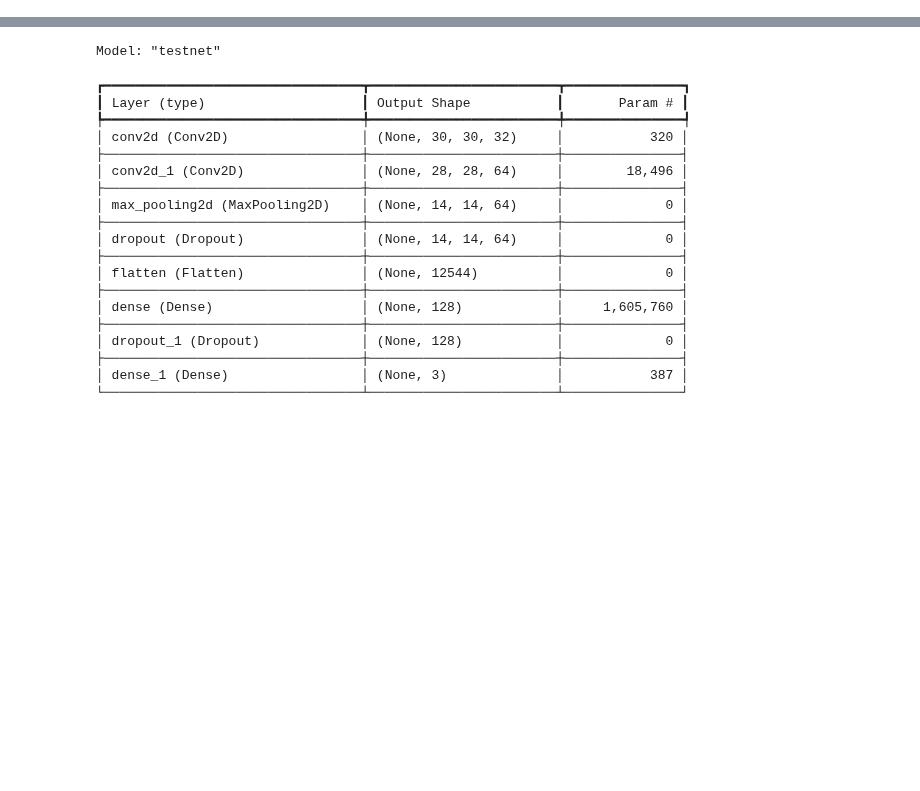
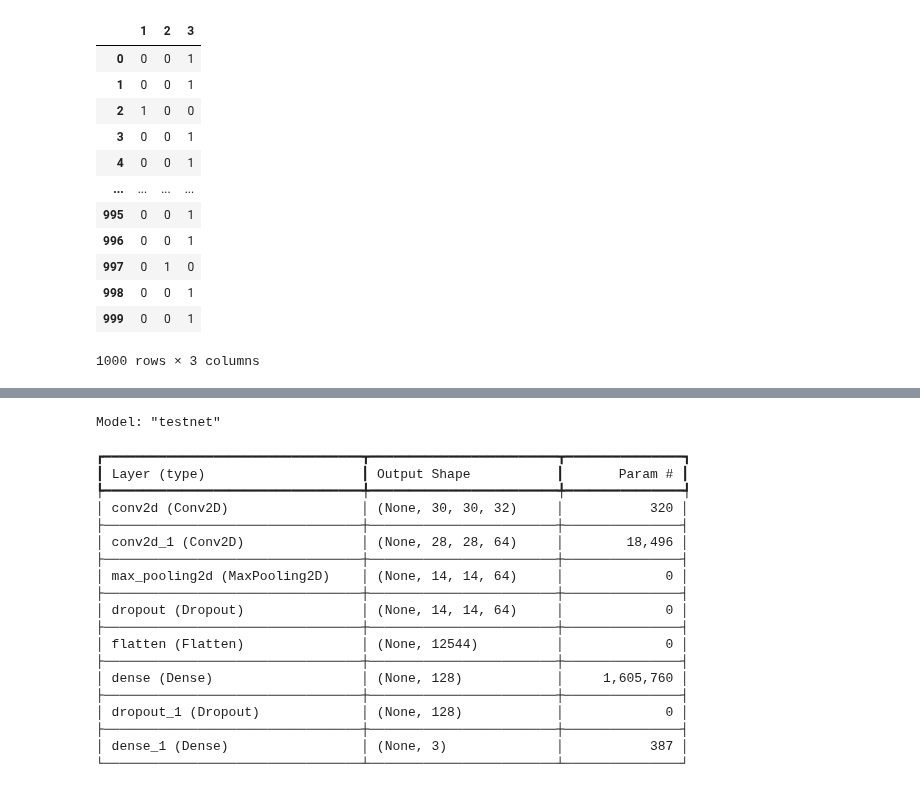
Before and after one commit to hmehryar/Hm.JetscapeMl, a Jupyter notebook: jet_ml/classifiers/alpha_s/alpha_s_test_net.ipynb, the cells around one changed output, grey strips where cells are left out. Cells and saved outputs as stored; diff of their text form; code cells hidden in the pictures; blank space fills up the shorter version.

```diff
--- a/jet_ml/classifiers/alpha_s/alpha_s_test_net.ipynb
+++ b/jet_ml/classifiers/alpha_s/alpha_s_test_net.ipynb
@@ -10,7 +42,7 @@ load_namespace()
 # %%
-import preprocess_dataset as pred
-(x,y,num_classes)=pred.preprocess_dataset_for_alpha_s(1000)
-pred.get_preprocess_dataset_info(x,y)
+import jet_ml.classifiers.alpha_s.preprocess_dataset as pred
+(x,y_raw,y_df)=pred.preprocess_dataset_for_alpha_s(1000)
+# pred.get_preprocess_dataset_info(x,y)
 # %% [output]
 Dataset Preprocessor
 All Path are set
@@ -57,0 +65,5 @@ x samples:(32, 32, 1)
+# %%
+y_classes=y_df.columns
+y=y_df.values
+display(y_classes)
+display(y)
@@ -57,0 +79,18 @@ x samples:(32, 32, 1)
+# %%
+import pandas as pd
+df_y=pd.DataFrame(data=y,columns= [1,2,3])
+display(df_y)
+# %% [output]
+|  | 1 | 2 | 3 |
+| 0 | 0 | 0 | 1 |
+| 1 | 0 | 0 | 1 |
+| 2 | 1 | 0 | 0 |
+| 3 | 0 | 0 | 1 |
+| 4 | 0 | 0 | 1 |
+| ... | ... | ... | ... |
+| 995 | 0 | 0 | 1 |
+| 996 | 0 | 0 | 1 |
+| 997 | 0 | 1 | 0 |
+| 998 | 0 | 0 | 1 |
+| 999 | 0 | 0 | 1 |
+1000 rows × 3 columns
```
Also changed, not shown: parts of 10 cells of this notebook, 4 other files.
